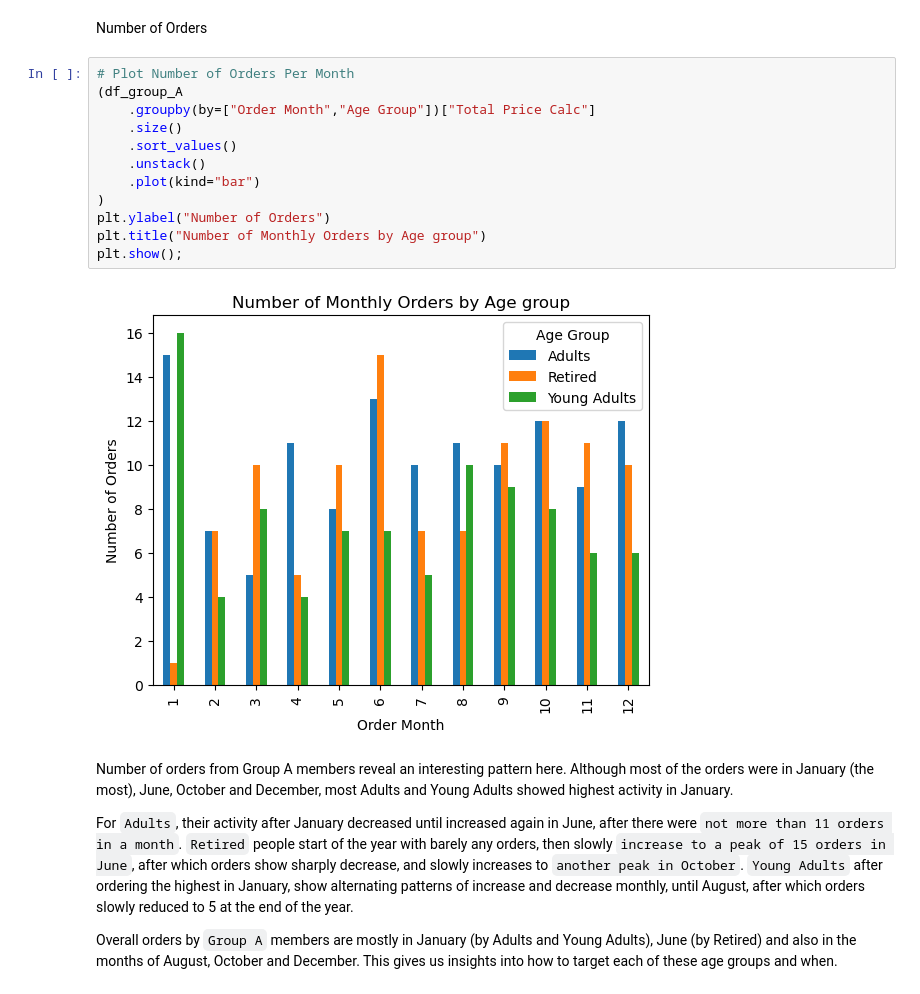
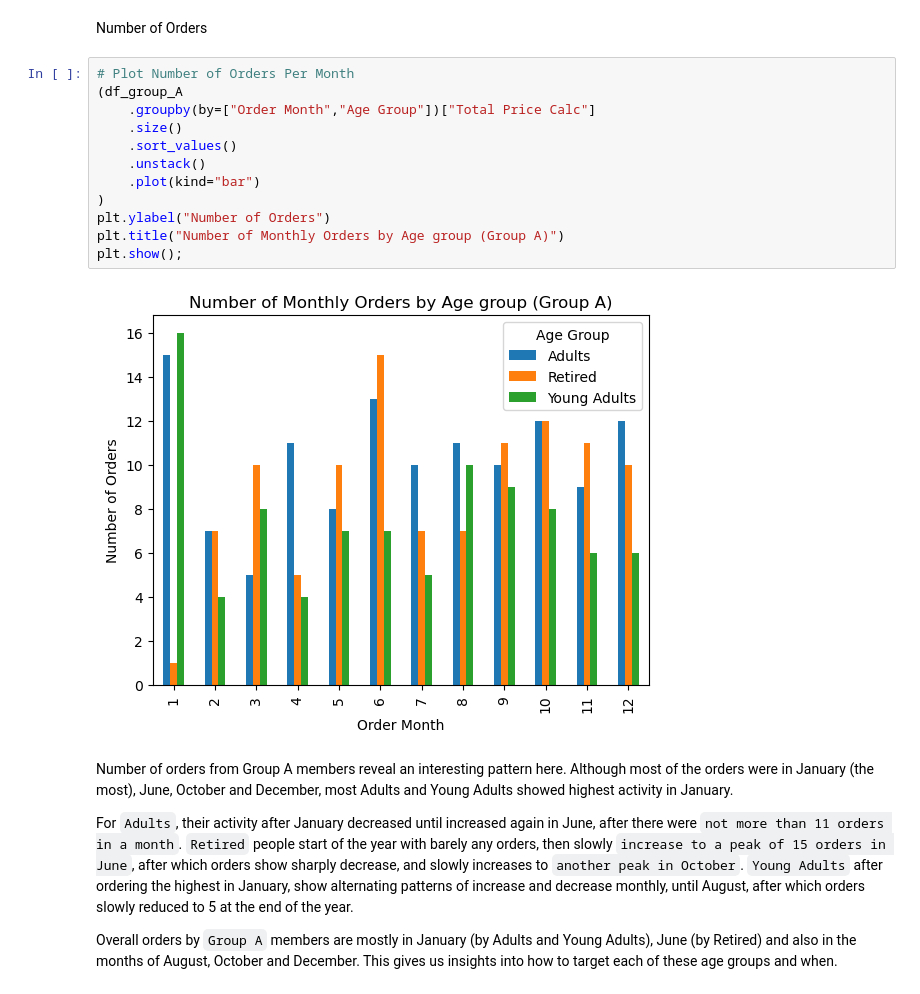
Before and after one commit to Mohammed-Hanan-Othman/ecommerce-sales-analysis, a Jupyter notebook: notebooks/2.sales_trends.ipynb, the cells around one changed output. Drawn from its saved outputs; the diff is of its cells as text.

```diff
--- a/notebooks/2.sales_trends.ipynb
+++ b/notebooks/2.sales_trends.ipynb
@@ -335,17 +335,17 @@ Number of Orders
 # %%
 # Plot Number of Orders Per Month
 (df_group_A
     .groupby(by=["Order Month","Age Group"])["Total Price Calc"]
     .size()
     .sort_values()
     .unstack()
     .plot(kind="bar")
 )
 plt.ylabel("Number of Orders")
-plt.title("Number of Monthly Orders by Age group")
+plt.title("Number of Monthly Orders by Age group (Group A)")
 plt.show();
 # %% [output]
-[figure, old version]
+[figure, new version]
 # %% [markdown]
 Number of orders from Group A members reveal an interesting pattern here. Although most of the orders were in January (the most), June, October and December, most Adults and Young Adults showed highest activity in January.
 
```
Also changed, not shown: parts of 7 cells of this notebook.
